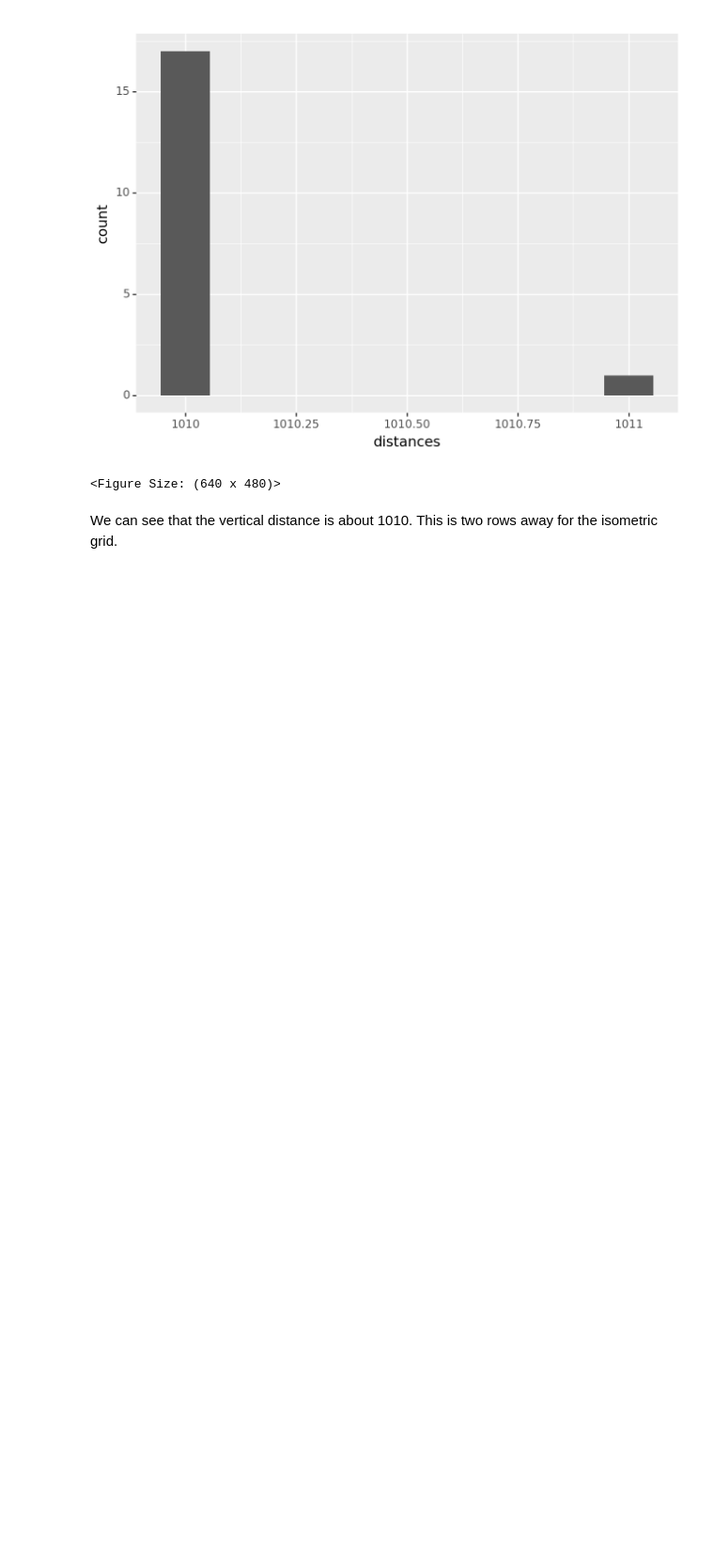
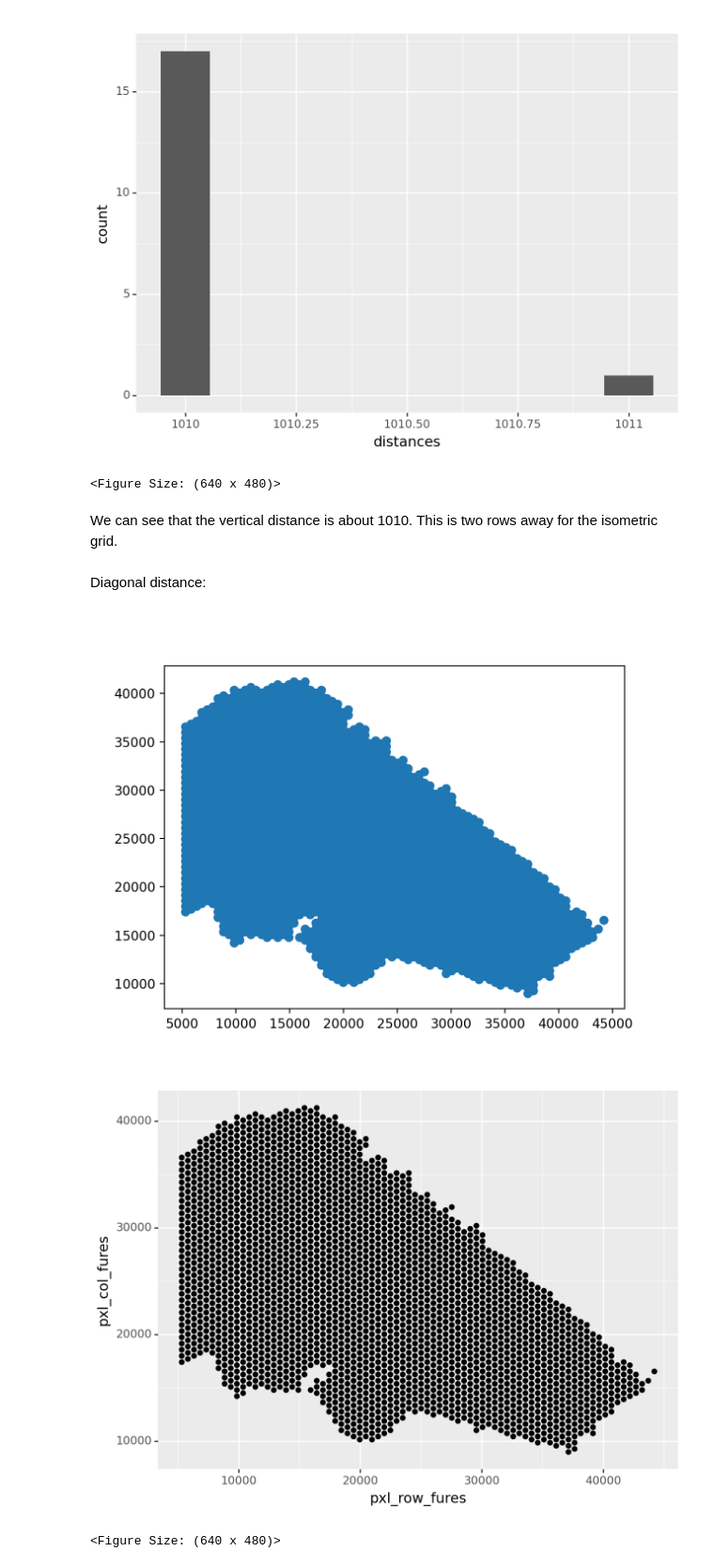
Before and after one commit to doged4/spatial_cancer_thesis, a Jupyter notebook: image_inputters/exploring_spot_size.ipynb, the cells around one changed output. Shown: that part at 94% size. Drawn from its saved outputs; the diff is of its cells as text; code cells hidden in the pictures; blank space fills up the shorter version.

Commit message:
Finished spot calculations

```diff
--- a/image_inputters/exploring_spot_size.ipynb
+++ b/image_inputters/exploring_spot_size.ipynb
@@ -69,3 +70,15 @@ vertical =  pd.DataFrame(vertical_distances, columns=['distances'])
 <Figure Size: (640 x 480)>
 # %% [markdown]
 We can see that the vertical distance is about 1010. This is two rows away for the isometric grid.
+# %% [markdown]
+Diagonal distance:
+# %%
+plt.scatter(spot_pos_33a['pxl_row_fures'], spot_pos_33a['pxl_col_fures'])
+plt.show()
+
+(plotnine.ggplot(spot_pos_33a, plotnine.aes('pxl_row_fures', 'pxl_col_fures')) +
+    plotnine.geoms.geom_point())
+# %% [output]
+[figure, added]
+[figure, added]
+<Figure Size: (640 x 480)>
```
Also changed, not shown: parts of 2 cells of this notebook.
